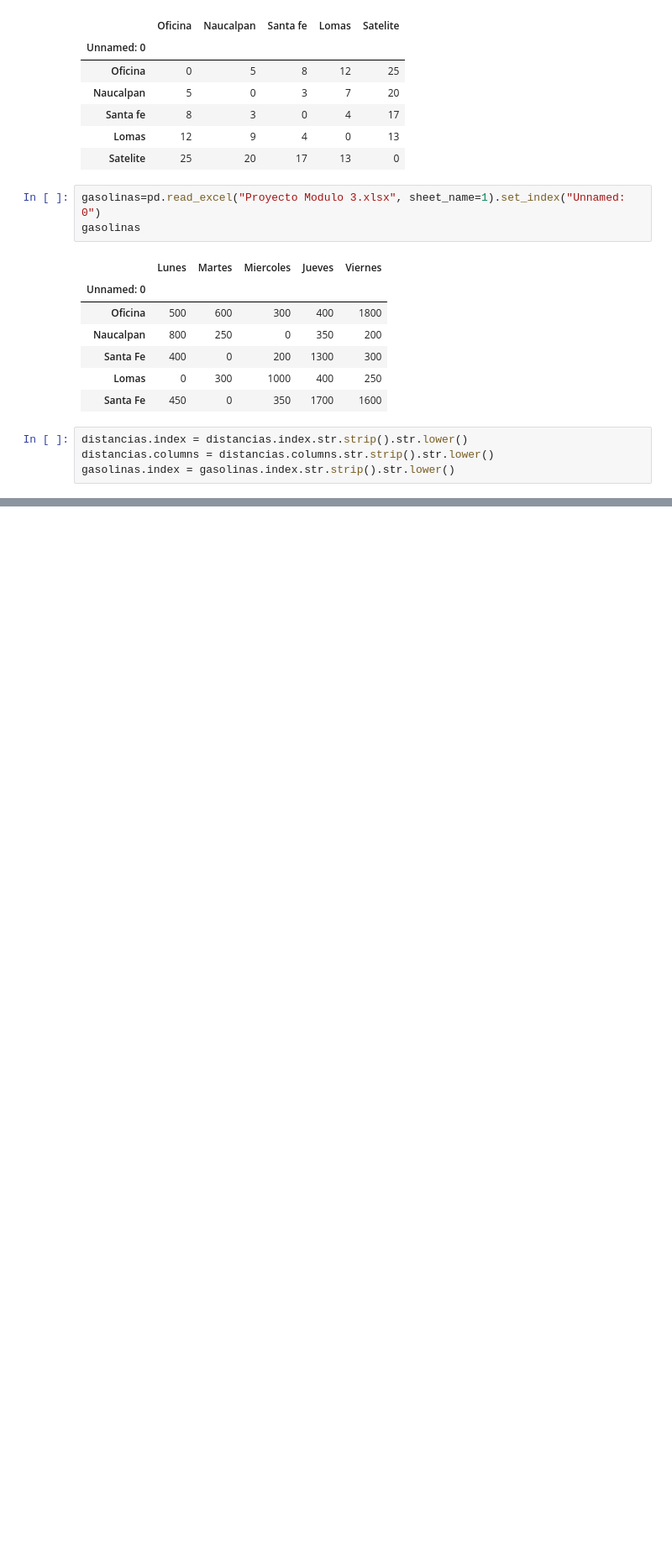
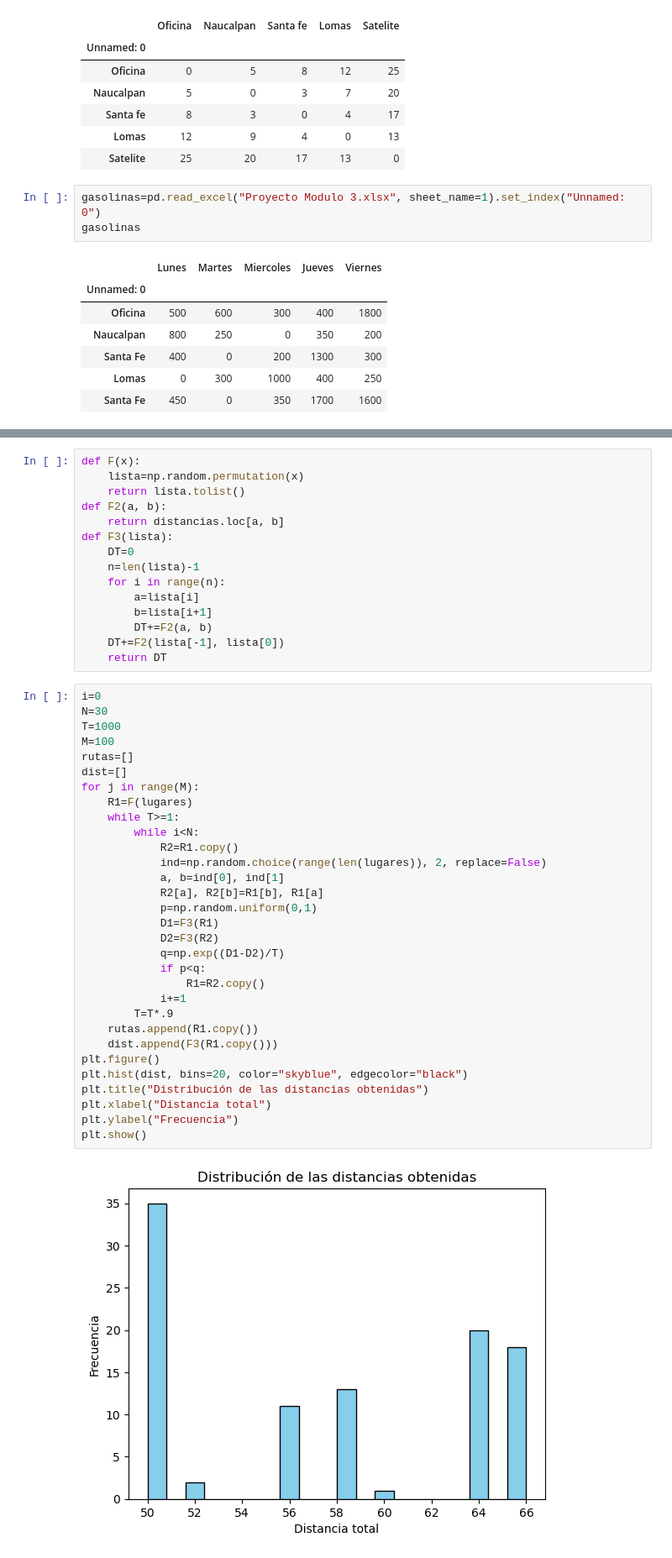
Before and after one commit to antoniorte/The-last, a Jupyter notebook: Proyecto 3.ipynb, the cells around one changed output, grey strips where cells are left out. Shown at 84% size. Drawn from its saved outputs; the diff is of its cells as text; blank space fills up the shorter version.

```diff
--- a/Proyecto 3.ipynb
+++ b/Proyecto 3.ipynb
@@ -48,7 +49,3 @@ gasolinas
 | Santa Fe | 400 | 0 | 200 | 1300 | 300 |
 | Lomas | 0 | 300 | 1000 | 400 | 250 |
 | Santa Fe | 450 | 0 | 350 | 1700 | 1600 |
-# %%
-distancias.index = distancias.index.str.strip().str.lower()
-distancias.columns = distancias.columns.str.strip().str.lower()
-gasolinas.index = gasolinas.index.str.strip().str.lower()
@@ -106,0 +57,48 @@ costo_promedio, total = costo(d_ofi, gasolinas, obras)
+# %%
+def F(x):
+    lista=np.random.permutation(x)
+    return lista.tolist()
+def F2(a, b):
+    return distancias.loc[a, b]
+def F3(lista):
+    DT=0
+    n=len(lista)-1
+    for i in range(n):
+        a=lista[i]
+        b=lista[i+1]
+        DT+=F2(a, b)
+    DT+=F2(lista[-1], lista[0])
+    return DT
+# %%
+i=0
+N=30
+T=1000
+M=100
+rutas=[]
+dist=[]
+for j in range(M):
+    R1=F(lugares)
+    while T>=1:
+        while i<N:
+            R2=R1.copy()
+            ind=np.random.choice(range(len(lugares)), 2, replace=False)
+            a, b=ind[0], ind[1]
+            R2[a], R2[b]=R1[b], R1[a]
+            p=np.random.uniform(0,1)
+            D1=F3(R1)
+            D2=F3(R2)
+            q=np.exp((D1-D2)/T)
+            if p<q:
+                R1=R2.copy()
+            i+=1
+        T=T*.9
+    rutas.append(R1.copy())
+    dist.append(F3(R1.copy()))
+plt.figure()
+plt.hist(dist, bins=20, color="skyblue", edgecolor="black")
+plt.title("Distribución de las distancias obtenidas")
+plt.xlabel("Distancia total")
+plt.ylabel("Frecuencia")
+plt.show()
+# %% [output]
+[figure, added]
```
Also changed, not shown: parts of 18 cells of this notebook.
